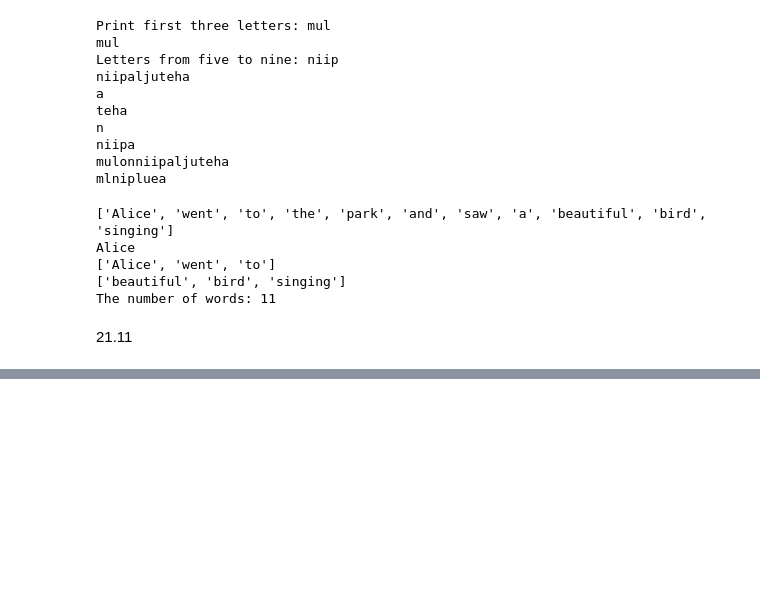
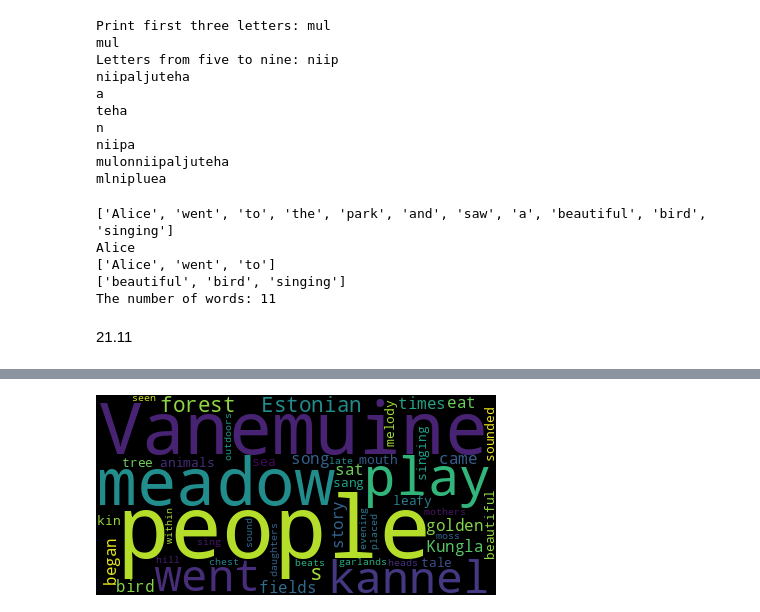
Before and after one commit to helenajyrgenson/dt-2025-data-visualisation, a Jupyter notebook: notebooks/class_work/week_11.ipynb, the cells around one changed output, grey strips where cells are left out. Saved outputs shown, nothing was run; the diff lists cells and outputs as text; code cells hidden in the pictures; blank space fills up the shorter version.

```diff
--- a/notebooks/class_work/week_11.ipynb
+++ b/notebooks/class_work/week_11.ipynb
@@ -133,5 +132,13 @@ img.show()
 # %%
 import urllib.request #This one we use to work with URLs
 
-text = urllib.request.urlopen("").read().decode("utf-8") #use this last part to make the text readable,
-#otherwise python won't understand
+text = urllib.request.urlopen("https://raw.githubusercontent.com/helenajyrgenson/dt-2025-data-visualisation/refs/heads/codespace-jubilant-orbit-gr97595599x39g76/notebooks/class_work/poem1.txt").read().decode("utf-8") #use this last part to make the text readable,
+#otherwise python won't understand. The URL...made a new file in classwork, then copied some text there, then went out
+#of there went to repositories, clicked on notebooks, classwork, poem(file I just created earlier),
+#clicked raw, then it opened new window and that's the URL you want to copy
+
+text[:50] #extracting last 50 characters
+
+WordCloud().generate_from_text(text).to_image()
+# %% [output]
+[figure, added]
```
Also changed, not shown: parts of 5 cells of this notebook, 1 other file.
